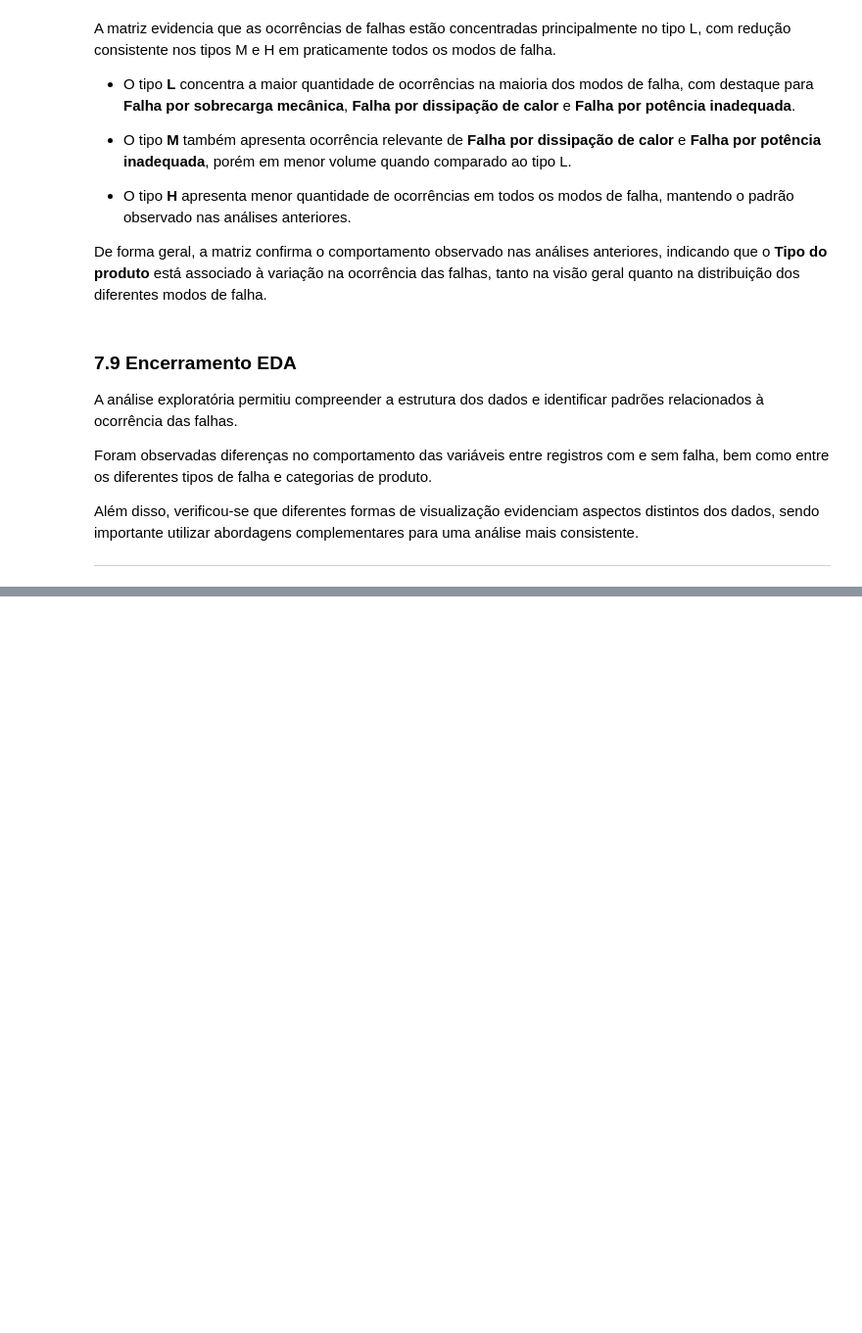
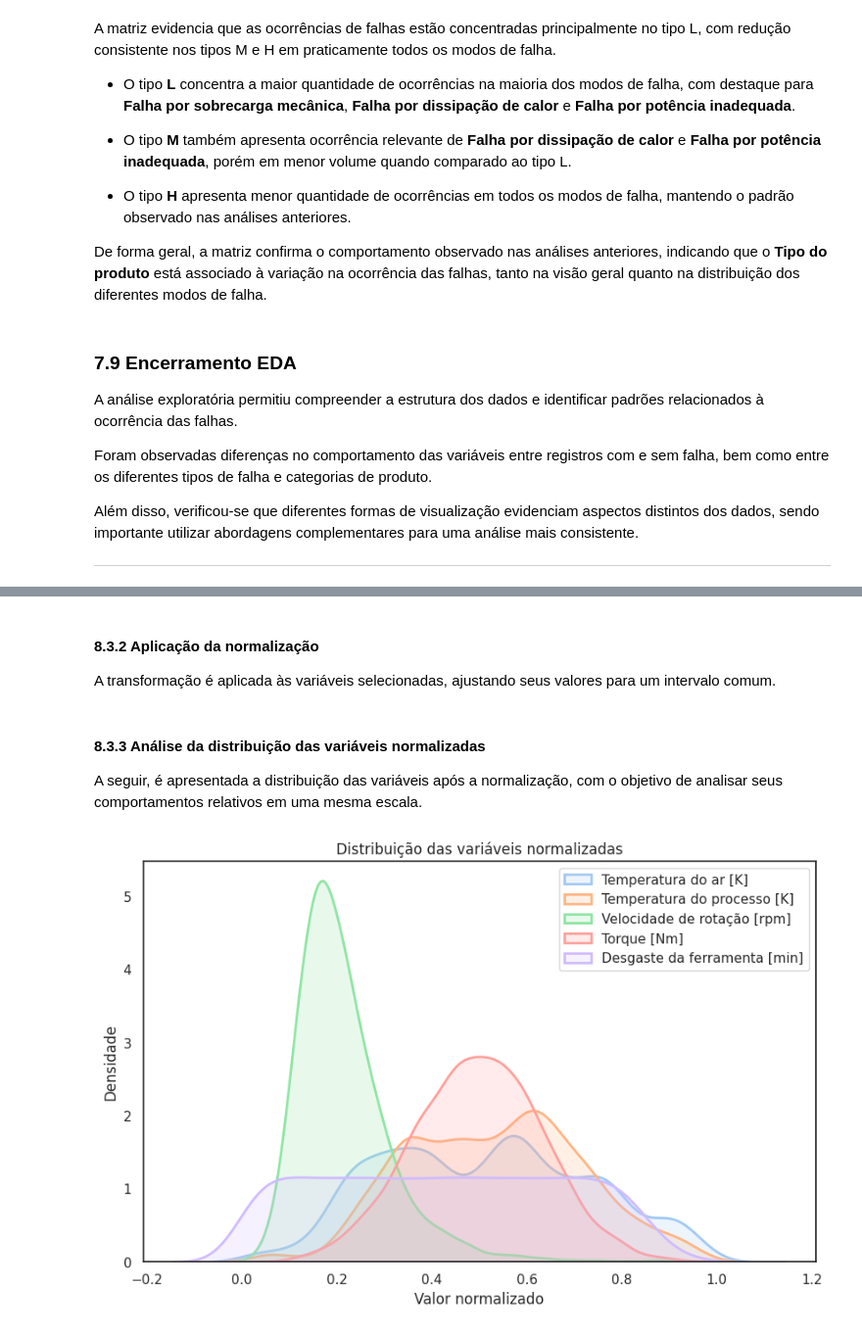
Before and after one commit to thaygorh/Analise-de-Dados-e-Boas-Praticas, a Jupyter notebook: mvp-analise-dados-e-boas-praticas.ipynb, the cells around one changed output, grey strips where cells are left out. Shown at 98% size. Saved outputs shown, nothing was run; the diff lists cells and outputs as text; code cells hidden in the pictures; blank space fills up the shorter version.

```diff
--- a/mvp-analise-dados-e-boas-praticas.ipynb
+++ b/mvp-analise-dados-e-boas-praticas.ipynb
@@ -1180,0 +1307,47 @@ Além disso, verificou-se que diferentes formas de visualização evidenciam asp
+# %%
+# Selecionando variáveis numéricas contínuas
+colunas_numericas = [
+    'Temperatura do ar [K]',
+    'Temperatura do processo [K]',
+    'Velocidade de rotação [rpm]',
+    'Torque [Nm]',
+    'Desgaste da ferramenta [min]'
+]
+# %% [markdown]
+#### 8.3.2 Aplicação da normalização
+
+A transformação é aplicada às variáveis selecionadas, ajustando seus valores para um intervalo comum.
+# %%
+# Aplicação da normalização
+scaler = MinMaxScaler()
+
+df_normalizado = df_analysis.copy()
+df_normalizado[colunas_numericas] = scaler.fit_transform(df_analysis[colunas_numericas])
+# %% [markdown]
+#### 8.3.3 Análise da distribuição das variáveis normalizadas
+
+A seguir, é apresentada a distribuição das variáveis após a normalização, com o objetivo de analisar seus comportamentos relativos em uma mesma escala.
+# %%
+plt.figure(figsize=(10, 6))
+
+cores = sns.color_palette('pastel', n_colors=len(colunas_numericas))
+
+for i, col in enumerate(colunas_numericas):
+    sns.kdeplot(
+        df_normalizado[col],
+        label=col,
+        color=cores[i],
+        fill=True,       # mantém preenchimento
+        alpha=0.2,       # leve para não poluir
+        linewidth=2,
+        bw_adjust=1.2    # suaviza curva
+    )
+
+plt.title('Distribuição das variáveis normalizadas')
+plt.xlabel('Valor normalizado')
+plt.ylabel('Densidade')
+
+plt.legend()
+plt.show()
+# %% [output]
+[figure, added]
```
Also changed, not shown: parts of 30 cells of this notebook.
